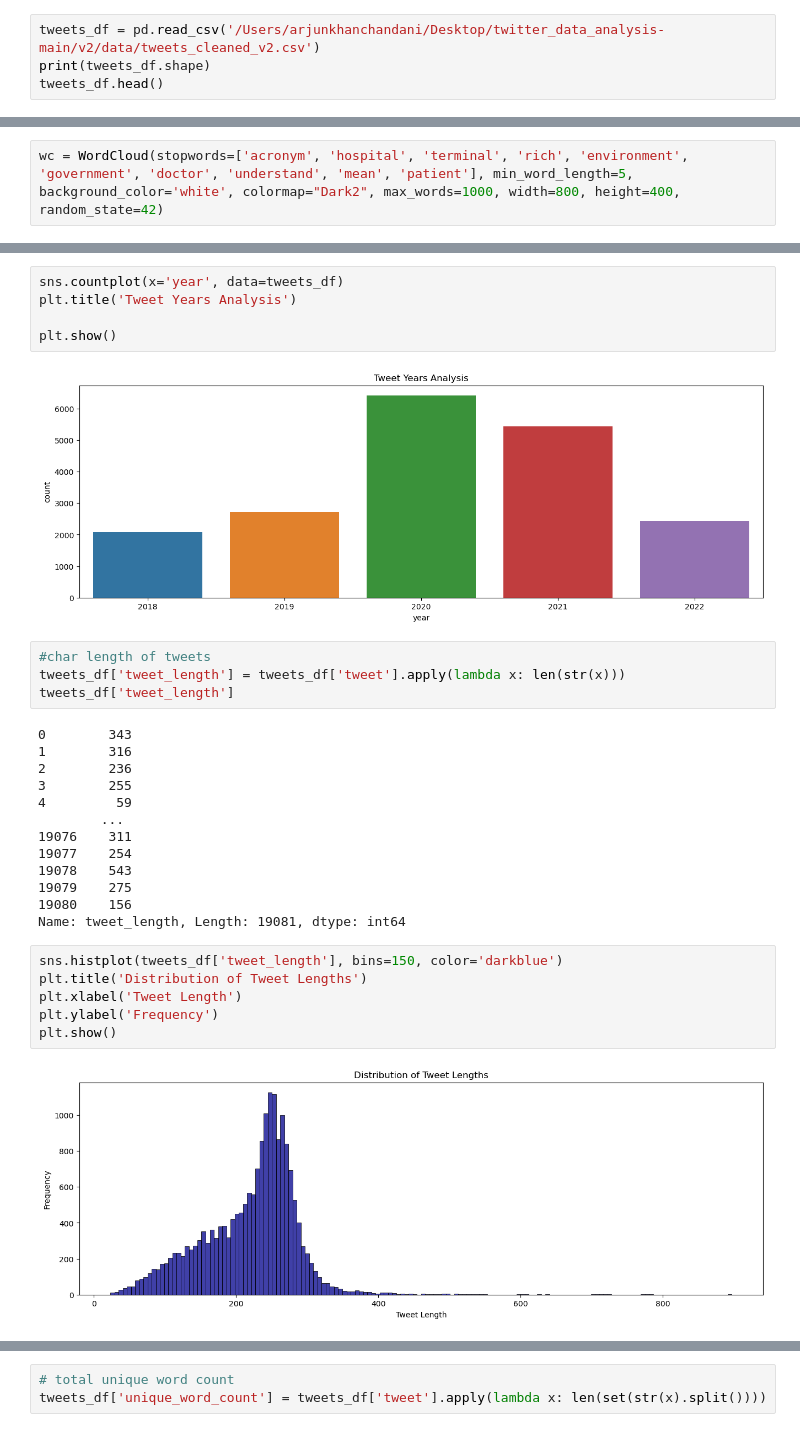
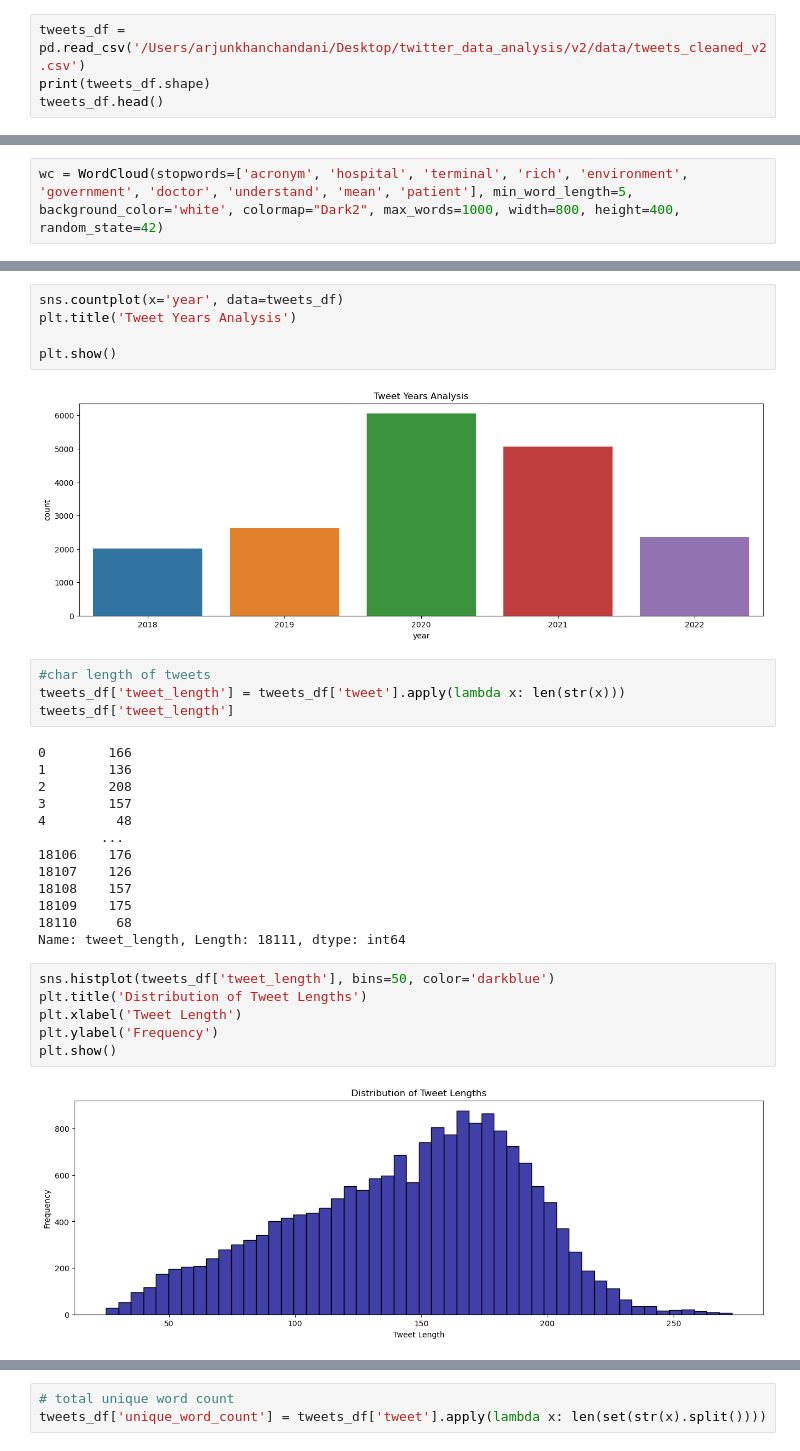
Before and after one commit to arjunality/twitter_data_analysis, a Jupyter notebook: v2/codefiles/data_eda_v2.ipynb, the cells around one changed output, grey strips where cells are left out. Cells and saved outputs as stored; diff of their text form.

```diff
--- a/v2/codefiles/data_eda_v2.ipynb
+++ b/v2/codefiles/data_eda_v2.ipynb
@@ -6,7 +6,7 @@ import seaborn as sns
 from wordcloud import WordCloud, STOPWORDS
 import string
 # %%
-tweets_df = pd.read_csv('/Users/arjunkhanchandani/Desktop/twitter_data_analysis-main/v2/data/tweets_cleaned_v2.csv')
+tweets_df = pd.read_csv('/Users/arjunkhanchandani/Desktop/twitter_data_analysis/v2/data/tweets_cleaned_v2.csv')
 print(tweets_df.shape)
 tweets_df.head()
 # %% [output]
@@ -135,32 +135,32 @@ plt.title('Tweet Years Analysis')
 
 plt.show()
 # %% [output]
-[figure, old version]
+[figure, new version]
 # %%
 #char length of tweets
 tweets_df['tweet_length'] = tweets_df['tweet'].apply(lambda x: len(str(x)))
 tweets_df['tweet_length']
 # %% [output]
-0        343
-1        316
-2        236
-3        255
-4         59
+0        166
+1        136
+2        208
+3        157
+4         48
         ...
-19076    311
-19077    254
-19078    543
-19079    275
-19080    156
-Name: tweet_length, Length: 19081, dtype: int64
+18106    176
+18107    126
+18108    157
+18109    175
+18110     68
+Name: tweet_length, Length: 18111, dtype: int64
 # %%
-sns.histplot(tweets_df['tweet_length'], bins=150, color='darkblue')
+sns.histplot(tweets_df['tweet_length'], bins=50, color='darkblue')
 plt.title('Distribution of Tweet Lengths')
 plt.xlabel('Tweet Length')
 plt.ylabel('Frequency')
 plt.show()
 # %% [output]
-[figure, old version]
+[figure, new version]
 # %%
 g = sns.FacetGrid(tweets_df, col='city', col_wrap=3, height=4, sharey=False)
 
```
Also changed, not shown: parts of 19 cells of this notebook, 6 other files.
